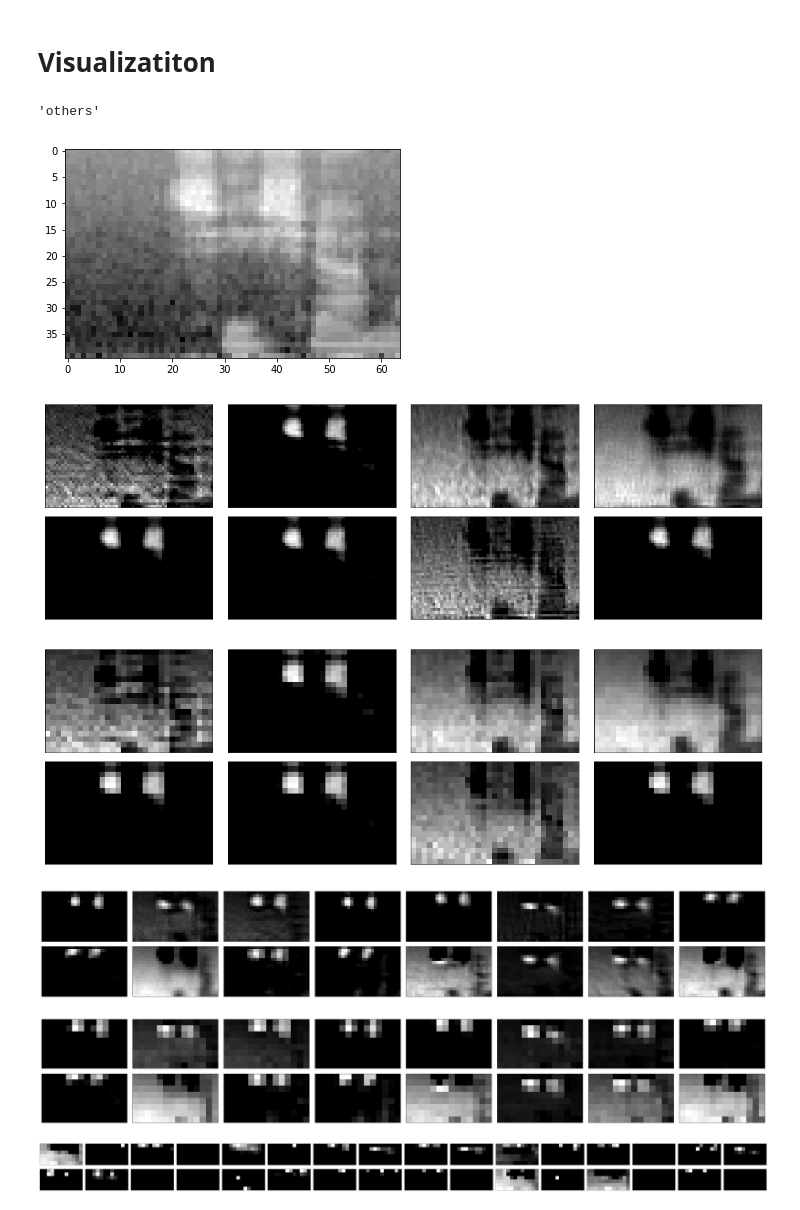
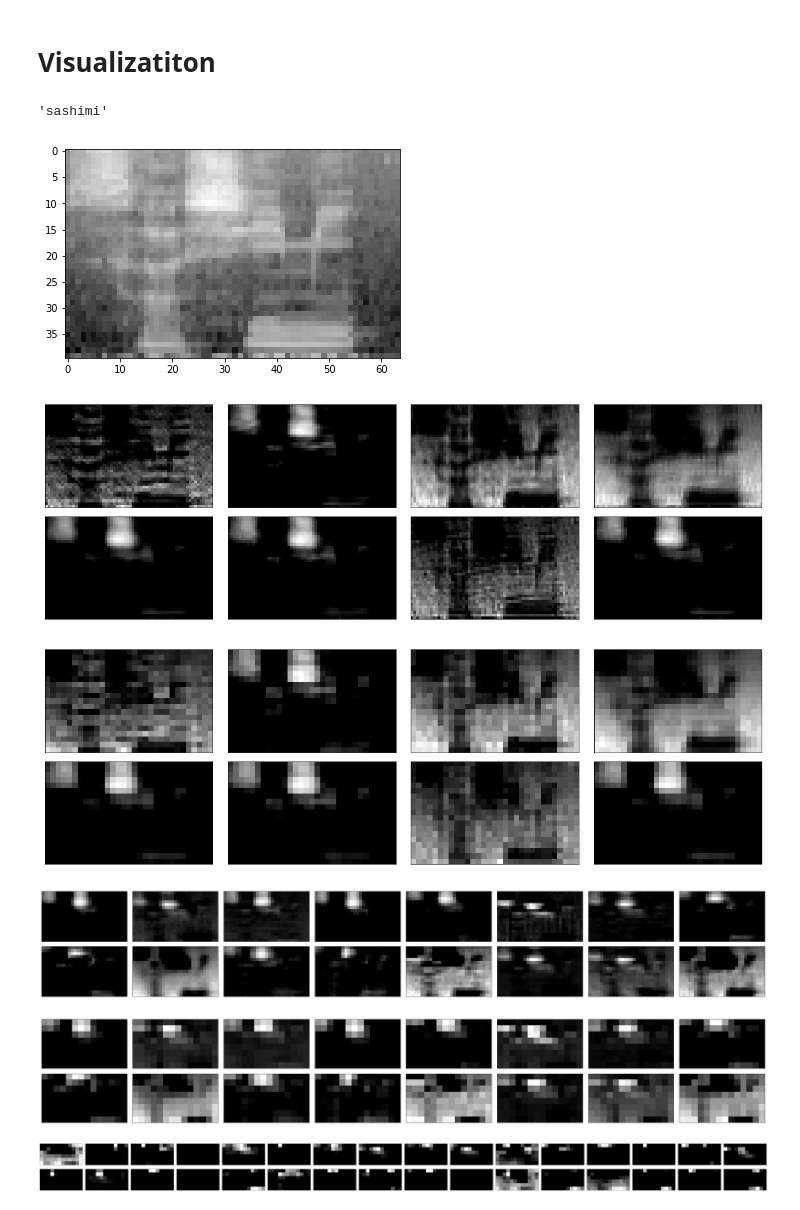
Before and after one commit to araobp/acoustic-features, a Jupyter notebook: tensorflow/Visualization_sashimi.ipynb, the cells around one changed output. Saved outputs shown, nothing was run; the diff lists cells and outputs as text; code cells hidden in the pictures.

```diff
--- a/tensorflow/Visualization_sashimi.ipynb
+++ b/tensorflow/Visualization_sashimi.ipynb
@@ -17,14 +17,14 @@ model = models.load_model(SAVED_MODEL)
 shape = ds.shape
 class_labels = ds.class_labels
 # %%
-image_number = 32
+image_number = 30
 
 plt.imshow(np.rot90(test_data[image_number,:,:,0]), cmap='gray')
 plt.savefig('input.png')
 class_labels[np.argmax(test_labels[image_number])]
 # %% [output]
-'others'
+'sashimi'
-[figure, old version]
+[figure, new version]
 # %%
 layer_outputs = [layer.output for layer in model.layers]
 activation_model = models.Model(inputs=model.input, outputs=layer_outputs)
@@ -33,27 +33,27 @@ activations = activation_model.predict(test_data)
 plot_layer(activations, image_number, 0, 4)
 plt.savefig('layer0.png')
 # %% [output]
-[figure, old version]
+[figure, new version]
 # %%
 plot_layer(activations, image_number, 1, 4)
 plt.savefig('layer1.png')
 # %% [output]
-[figure, old version]
+[figure, new version]
 # %%
 plot_layer(activations, image_number, 3, 8)
 plt.savefig('layer3.png')
 # %% [output]
-[figure, old version]
+[figure, new version]
 # %%
 plot_layer(activations, image_number, 4, 8)
 plt.savefig('layer4.png')
 # %% [output]
-[figure, old version]
+[figure, new version]
 # %%
 plot_layer(activations, image_number, 6, 16)
 plt.savefig('layer4.png')
 # %% [output]
-[figure, old version]
+[figure, new version]
 # %%
 plot_layer(activations, image_number, 7, 16)
 plt.savefig('layer5.png')
```
Also changed, not shown: parts of 1 cell of this notebook, 6 other files.
